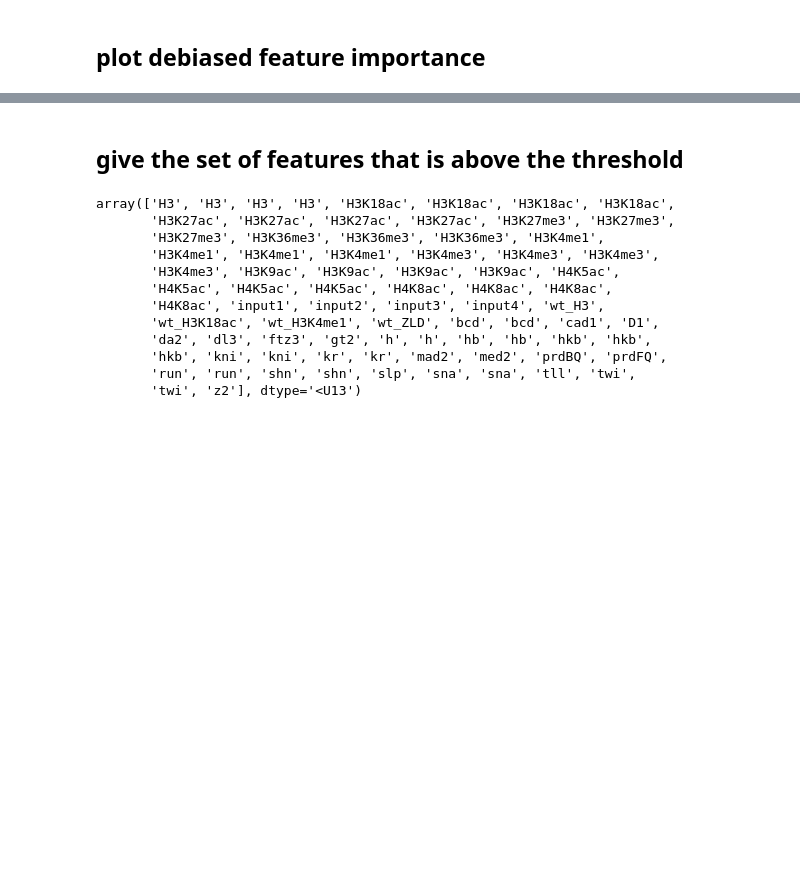
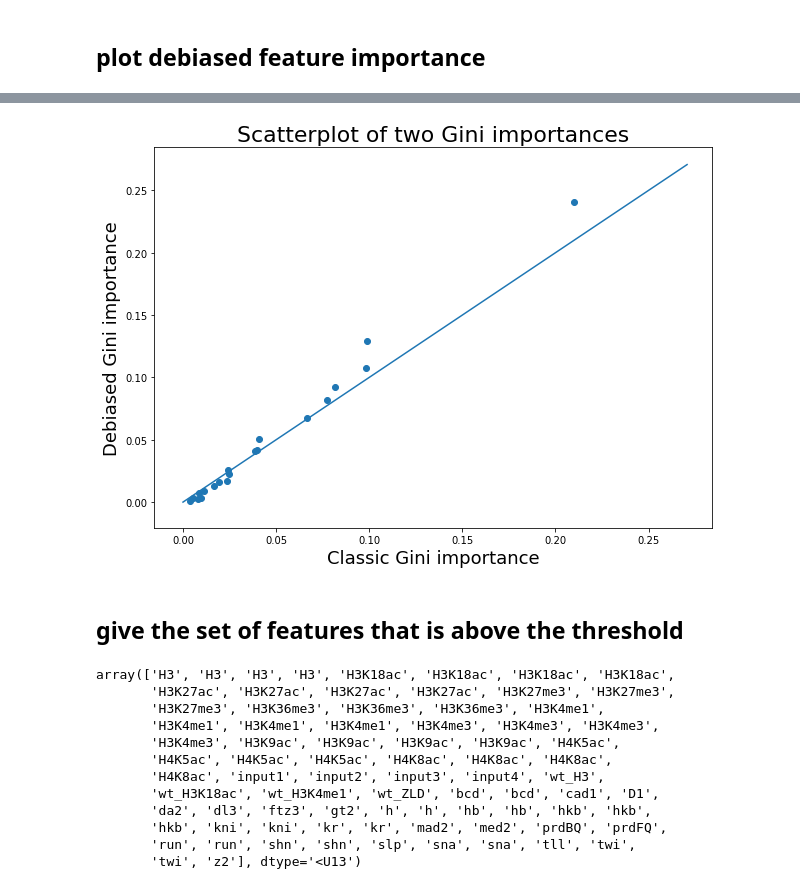
Before and after one commit to shifwang/Enhancer, a Jupyter notebook: explorations/01_iRF_on_enhancer.ipynb, the cells around one changed output, grey strips where cells are left out. Cells and saved outputs as stored; diff of their text form; code cells hidden in the pictures; blank space fills up the shorter version.

```diff
--- a/explorations/01_iRF_on_enhancer.ipynb
+++ b/explorations/01_iRF_on_enhancer.ipynb
@@ -218,3 +234,14 @@ plt.bar(x = list(reversed(range(p))), height = oob_importance[ix], yerr = oob_SE
+# %%
+ix = np.argsort(oob_importance)
+plt.figure(figsize = (10, 7))
+plt.scatter(x = rf.feature_importances_[ix][60:], y = test_importance[ix][60:])
+plt.title('Scatterplot of two Gini importances', fontsize = 22)
+plt.xlabel('Classic Gini importance', fontsize = 18)
+plt.ylabel('Debiased Gini importance', fontsize = 18)
+plt.plot([0, max(oob_importance)], [0, max(oob_importance)])
+plt.show()
+# %% [output]
+[figure, added]
 # %% [markdown]
 ## give the set of features that is above the threshold
 # %%
```
Also changed, not shown: parts of 7 cells of this notebook.
